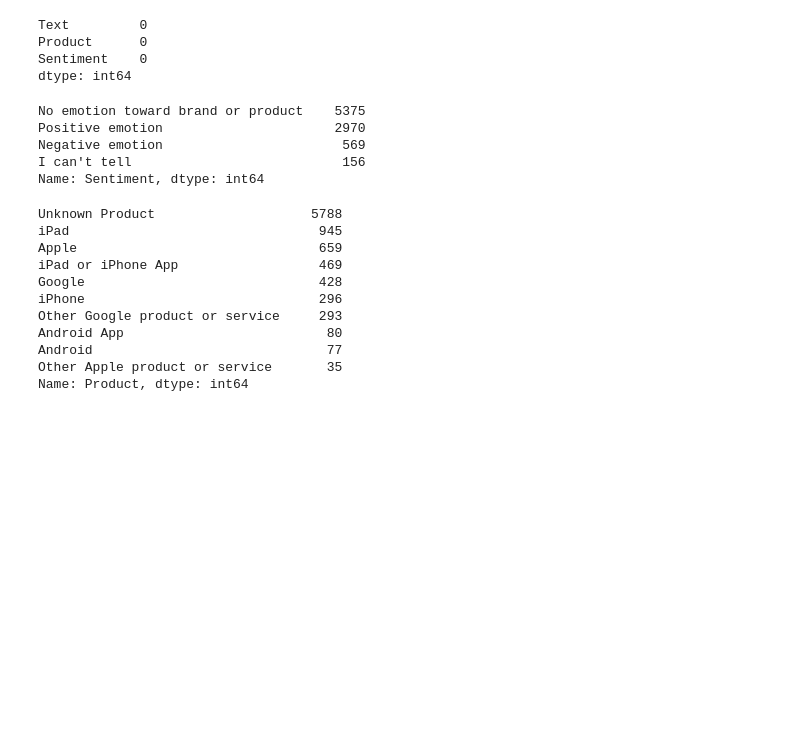
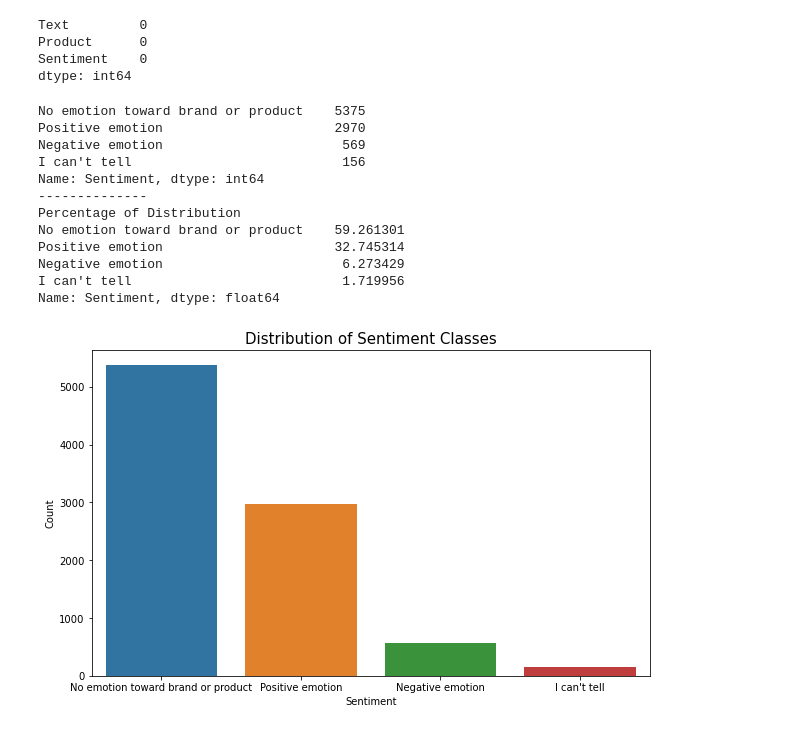
Before and after one commit to jgatharia/Phase_4_Project_, a Jupyter notebook: jenny.ipynb, the cells around one changed output. Cells and saved outputs as stored; diff of their text form; code cells hidden in the pictures; blank space fills up the shorter version.

Commit message:
Visuals on Product and Sentiment

```diff
--- a/jenny.ipynb
+++ b/jenny.ipynb
@@ -141,27 +141,36 @@ Text         0
 Product      0
 Sentiment    0
 dtype: int64
-# %%
-#To view the unique features of our target variable
-df_cleaned['Sentiment'].value_counts()
-# %% [output]
-No emotion toward brand or product    5375
-Positive emotion                      2970
-Negative emotion                       569
-I can't tell                           156
-Name: Sentiment, dtype: int64
-# %%
-#To view the unique features of our product
-df_cleaned['Product'].value_counts()
-# %% [output]
-Unknown Product                    5788
-iPad                                945
-Apple                               659
-iPad or iPhone App                  469
-Google                              428
-iPhone                              296
-Other Google product or service     293
-Android App                          80
-Android                              77
-Other Apple product or service       35
-Name: Product, dtype: int64
+# %%
+#To view the count of each unique features of our target variable
+sentiment_counts = df_cleaned['Sentiment'].value_counts()
+sentiment_counts_perc = df_cleaned['Sentiment'].value_counts(normalize=True)
+print(sentiment_counts)
+print('--------------')
+print('Percentage of Distribution')
+print(sentiment_counts_perc*100)
+# Create a bar plot
+plt.figure(figsize=(10, 6))
+sns.barplot(x=sentiment_counts.index, y=sentiment_counts.values)
+
+# Add labels and title
+plt.xlabel('Sentiment', fontsize=10)
+plt.ylabel('Count', fontsize=10)
+plt.title('Distribution of Sentiment Classes', fontsize=15)
+
+# Show the plot
+plt.show()
+# %% [output]
+No emotion toward brand or product    5375
+Positive emotion                      2970
+Negative emotion                       569
+I can't tell                           156
+Name: Sentiment, dtype: int64
+--------------
+Percentage of Distribution
+No emotion toward brand or product    59.261301
+Positive emotion                      32.745314
+Negative emotion                       6.273429
+I can't tell                           1.719956
+Name: Sentiment, dtype: float64
+[figure, added]
```
Also changed, not shown: parts of 5 cells of this notebook.
